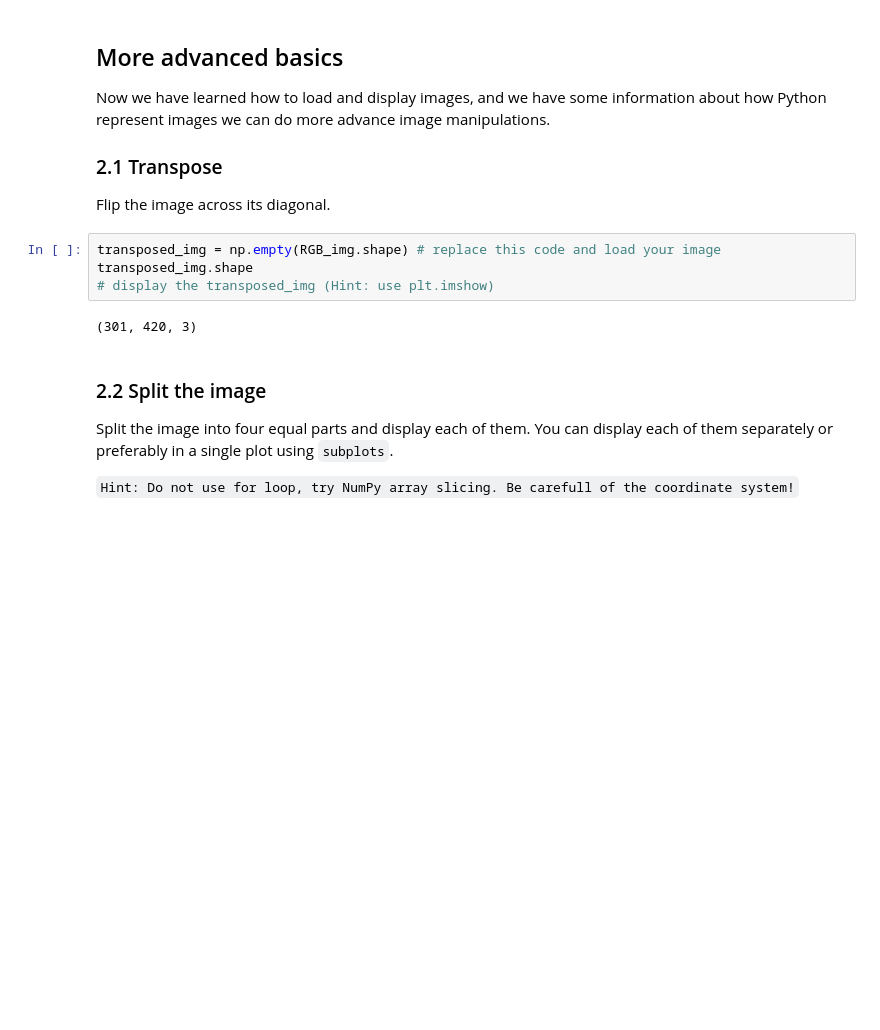
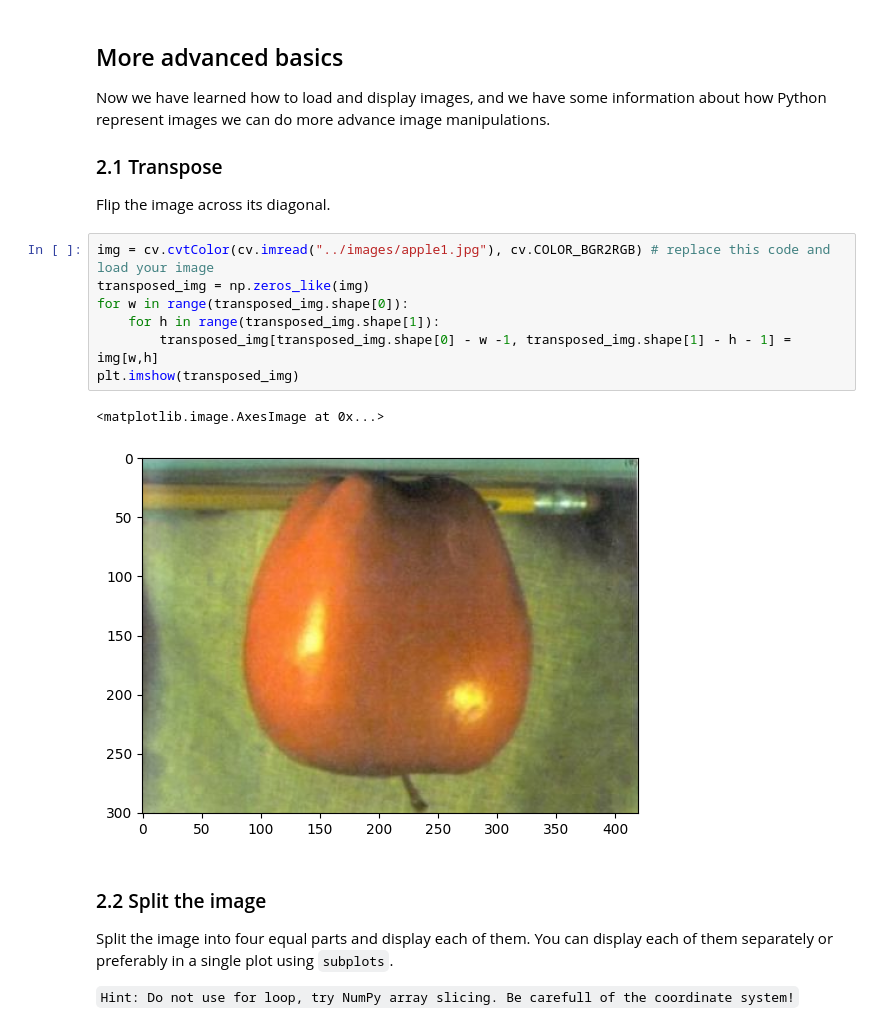
Before and after one commit to juliusuberall/ImPro26, a Jupyter notebook: labs/week_1.ipynb, the cells around one changed output. Cells and saved outputs as stored; diff of their text form; blank space fills up the shorter version.

```diff
--- a/labs/week_1.ipynb
+++ b/labs/week_1.ipynb
@@ -97,12 +106,16 @@ Now we have learned how to load and display images, and we have some information
 
 ### 2.1 Transpose
 Flip the image across its diagonal.
-# %%
-transposed_img = np.empty(RGB_img.shape) # replace this code and load your image
-transposed_img.shape
-# display the transposed_img (Hint: use plt.imshow)
-# %% [output]
-(301, 420, 3)
+# %%
+img = cv.cvtColor(cv.imread("../images/apple1.jpg"), cv.COLOR_BGR2RGB) # replace this code and load your image
+transposed_img = np.zeros_like(img)
+for w in range(transposed_img.shape[0]):
+    for h in range(transposed_img.shape[1]):
+        transposed_img[transposed_img.shape[0] - w -1, transposed_img.shape[1] - h - 1] = img[w,h]
+plt.imshow(transposed_img)
+# %% [output]
+<matplotlib.image.AxesImage at 0x...>
+[figure, added]
 # %% [markdown]
 ### 2.2 Split the image
 Split the image into four equal parts and display each of them.
```
Also changed, not shown: parts of 11 cells of this notebook.
